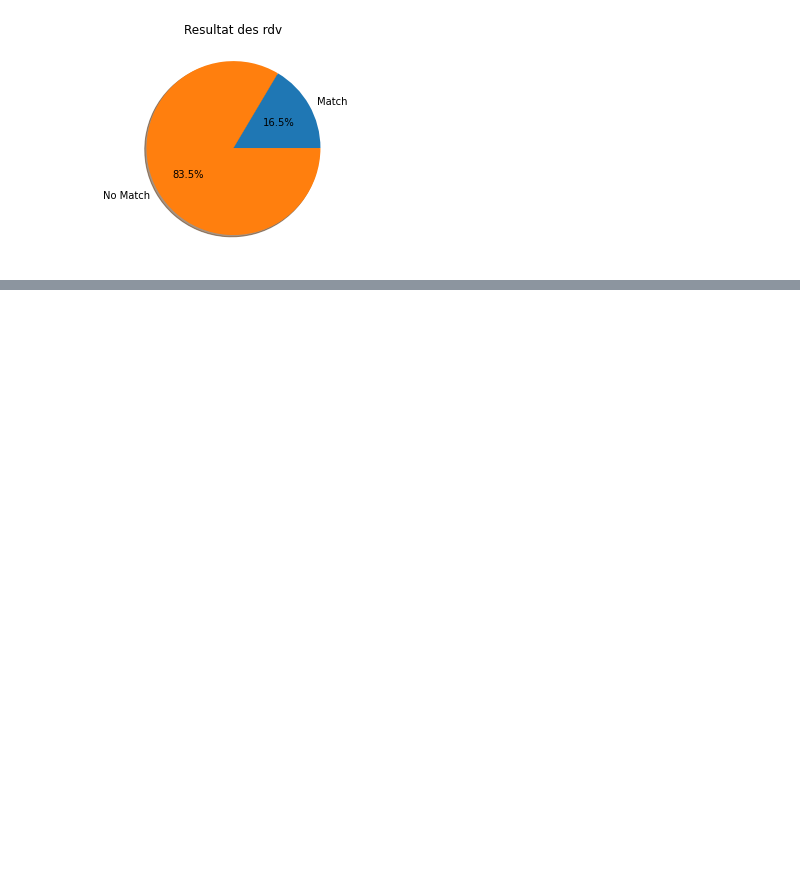
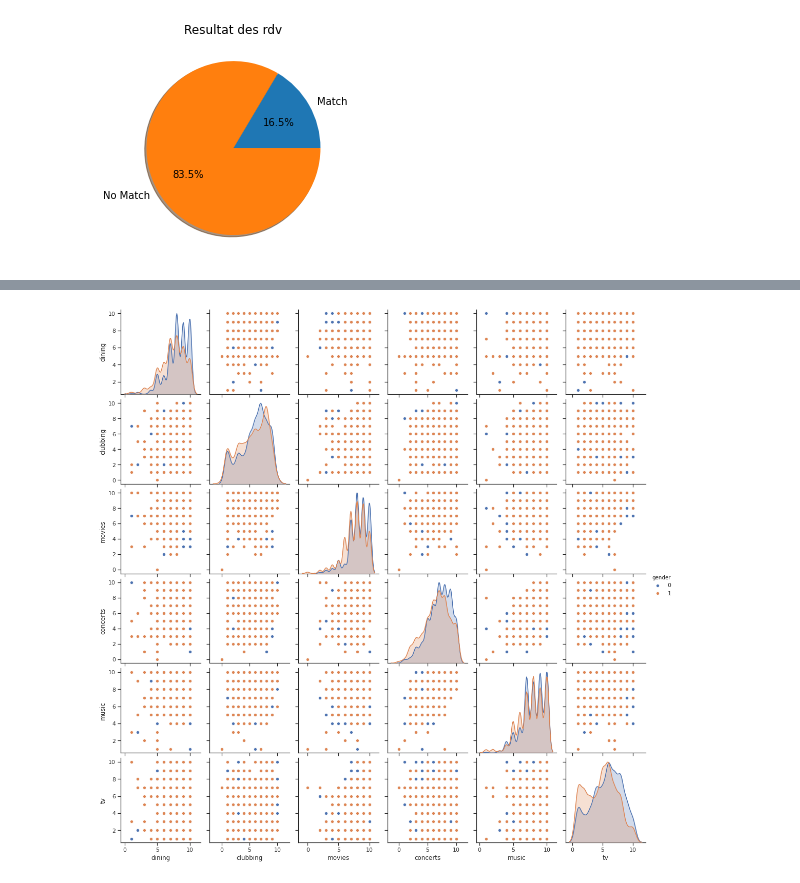
Before and after one commit to ZoziLaMalice/speed_dating, a Jupyter notebook: Notebook/Speed_Dating.ipynb, the cells around one changed output, grey strips where cells are left out. Saved outputs shown, nothing was run; the diff lists cells and outputs as text; code cells hidden in the pictures; blank space fills up the shorter version.

```diff
--- a/Notebook/Speed_Dating.ipynb
+++ b/Notebook/Speed_Dating.ipynb
@@ -174,0 +199,5 @@ plt.show()
+# %%
+sns.set(style="ticks", color_codes=True)
+g = sns.pairplot(dating_hobbies_2, hue="gender")
+# %% [output]
+[figure, added]
```
Also changed, not shown: parts of 9 cells of this notebook, 1 other file.
